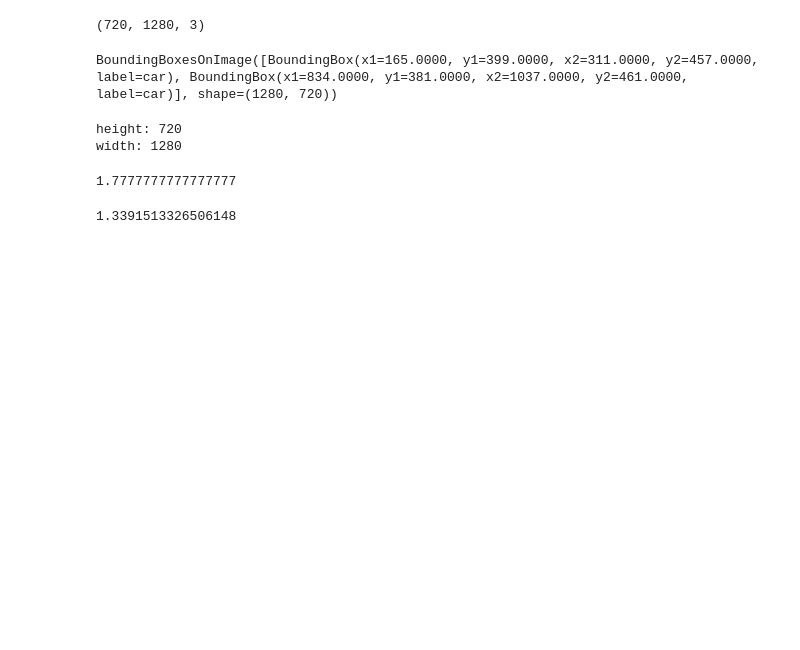
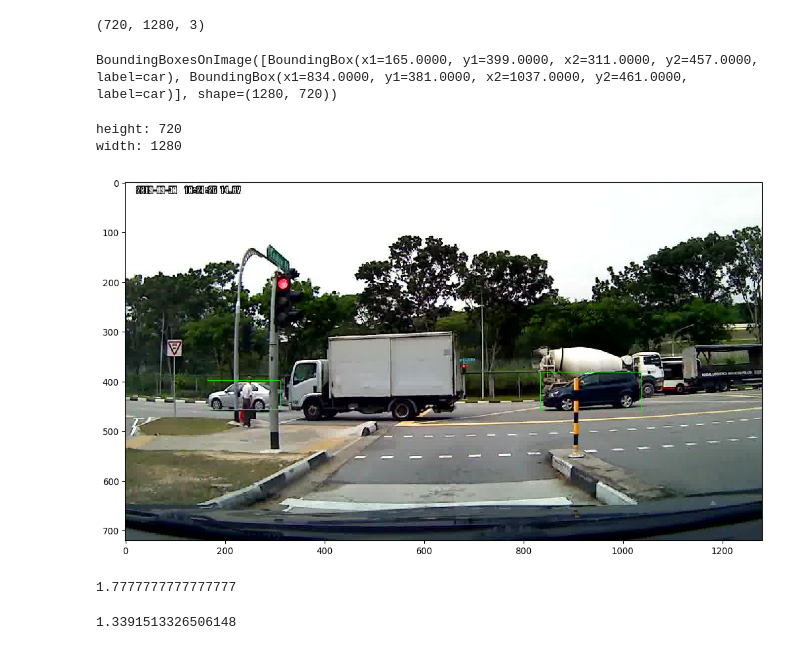
Before and after one commit to raymondng76/ISS-VSE-2019-09-23-IS1FT-CA1, a Jupyter notebook: code/CA1_YoloV3_Train_Test.ipynb, the cells around one changed output. Saved outputs shown, nothing was run; the diff lists cells and outputs as text; code cells hidden in the pictures; blank space fills up the shorter version.

```diff
--- a/code/CA1_YoloV3_Train_Test.ipynb
+++ b/code/CA1_YoloV3_Train_Test.ipynb
@@ -542,11 +542,13 @@ cv2.destroyAllWindows()
 # %%
 imgRGB = cv2.cvtColor(imgT, cv2.COLOR_BGR2RGB)
 img_h, img_w, _ = imgRGB.shape
 print(f'height: {img_h}')
 print(f'width: {img_w}')
+ia.imshow(bbs.draw_on_image(imgRGB))
 # %% [output]
 height: 720
 width: 1280
+[figure, added]
 # %%
 new_aspect = (img_w/img_h)
 new_aspect
```
Also changed, not shown: parts of 6 cells of this notebook, 1 other file.
